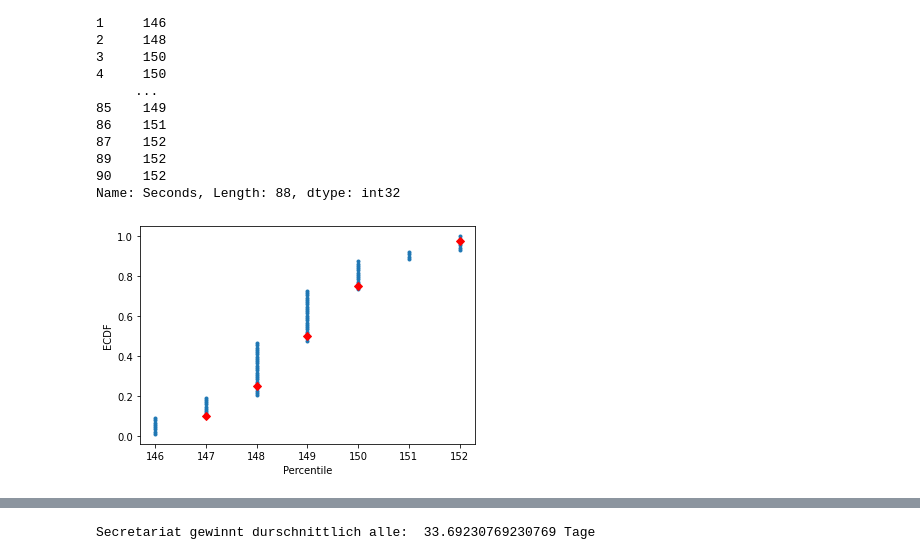
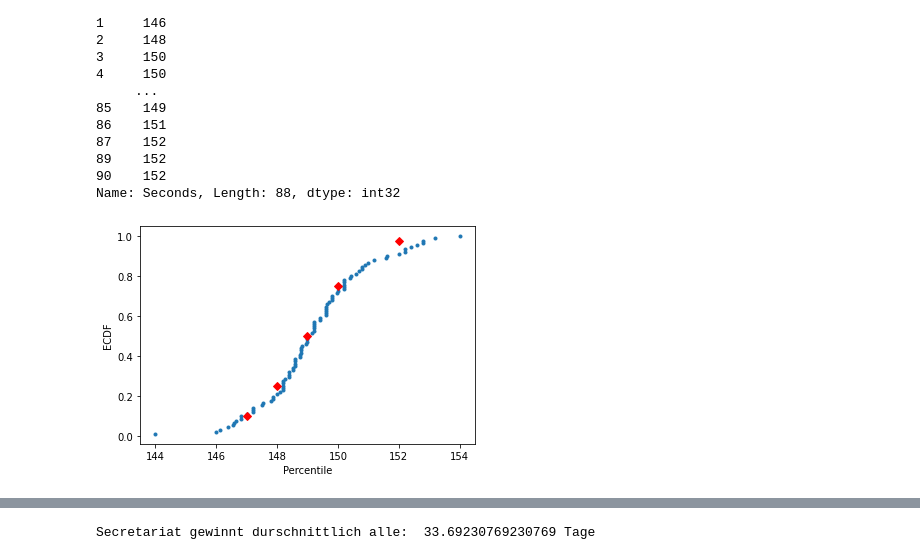
Before and after one commit to SurMux/ds, a Jupyter notebook: secretariat.ipynb, the cells around one changed output, grey strips where cells are left out. Drawn from its saved outputs; the diff is of its cells as text; code cells hidden in the pictures.

```diff
--- a/secretariat.ipynb
+++ b/secretariat.ipynb
@@ -310,16 +310,16 @@ Name: Seconds, Length: 88, dtype: int32
 # %%
 # Percentiles
 percentiles = np.array([0.1, 0.25, 0.5, 0.75, 0.975])
 quantile = np.quantile(deleted_array, percentiles)
-x, y = ecdf(deleted_array)
+x, y = ecdf(test_array)
 
 # Plot the ECDF
 _ = plt.plot(x, y, '.')
 _ = plt.xlabel('Percentile')
 _ = plt.ylabel('ECDF')
 _ = plt.plot(quantile, percentiles, marker='D', color='red', linestyle='none')
 
 # Show Plot
 plt.show()
 # %% [output]
-[figure, old version]
+[figure, new version]
```
Also changed, not shown: parts of 1 cell of this notebook, 1 other file.
